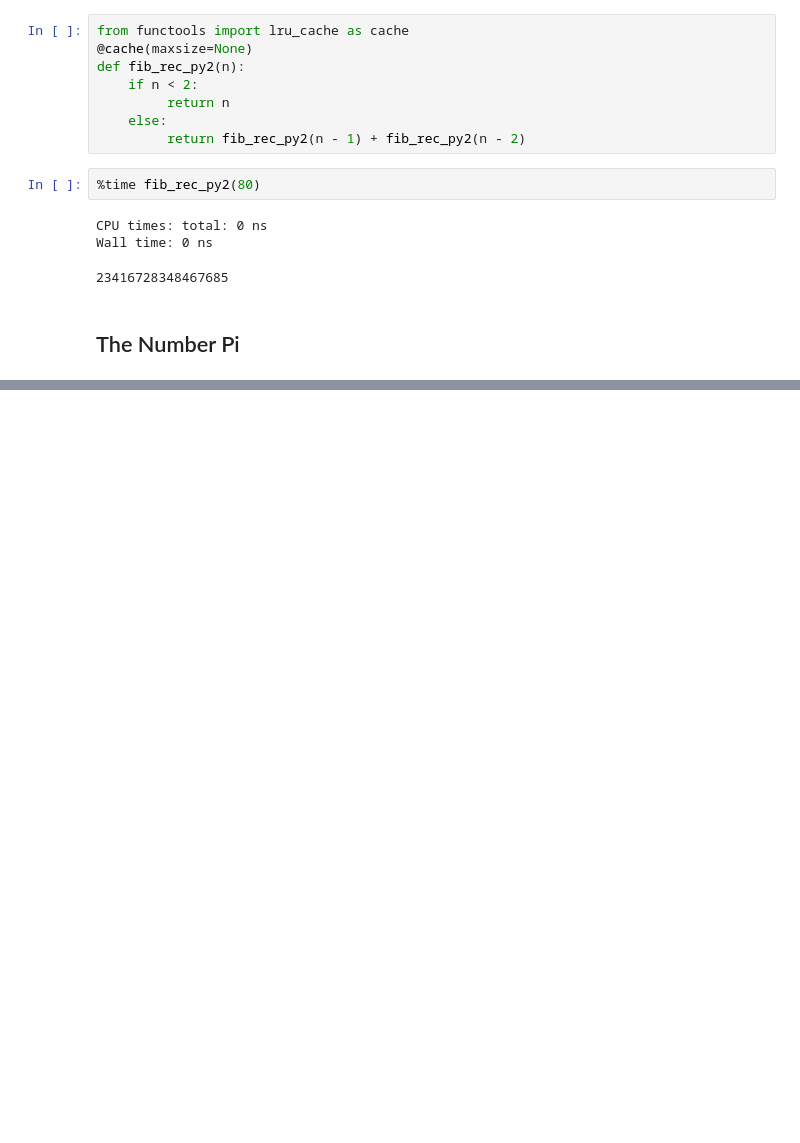
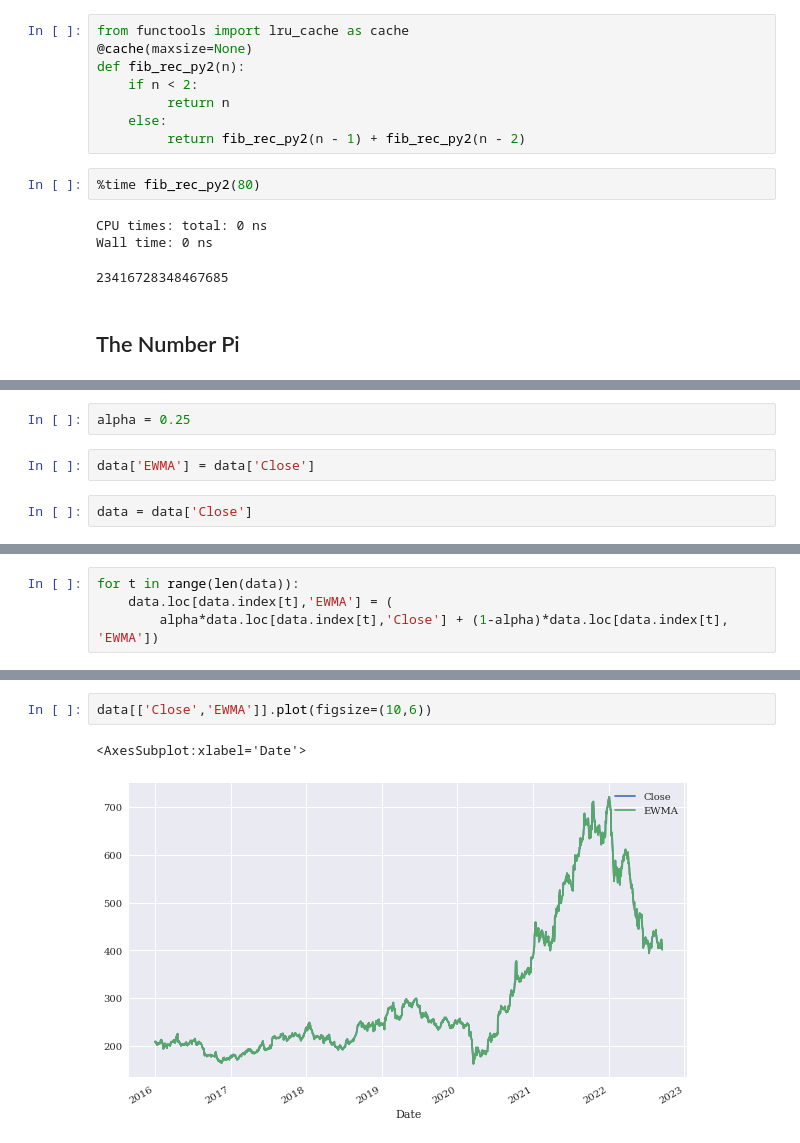
Before and after one commit to omsouravsharma/Python_for_algorithmic_trading-, a Jupyter notebook: Ch10.ipynb, the cells around one changed output, grey strips where cells are left out. Drawn from its saved outputs; the diff is of its cells as text; blank space fills up the shorter version.

```diff
--- a/Ch10.ipynb
+++ b/Ch10.ipynb
@@ -131,0 +178,6 @@ Wall time: 0 ns
+# %%
+alpha = 0.25
+# %%
+data['EWMA'] = data['Close']
+# %%
+data = data['Close']
@@ -131,0 +194,4 @@ Wall time: 0 ns
+# %%
+for t in range(len(data)):
+    data.loc[data.index[t],'EWMA'] = (
+        alpha*data.loc[data.index[t],'Close'] + (1-alpha)*data.loc[data.index[t], 'EWMA'])
@@ -131,0 +208,5 @@ Wall time: 0 ns
+# %%
+data[['Close','EWMA']].plot(figsize=(10,6))
+# %% [output]
+<AxesSubplot:xlabel='Date'>
+[figure, added]
```
Also changed, not shown: parts of 17 cells of this notebook, 1 other file.
